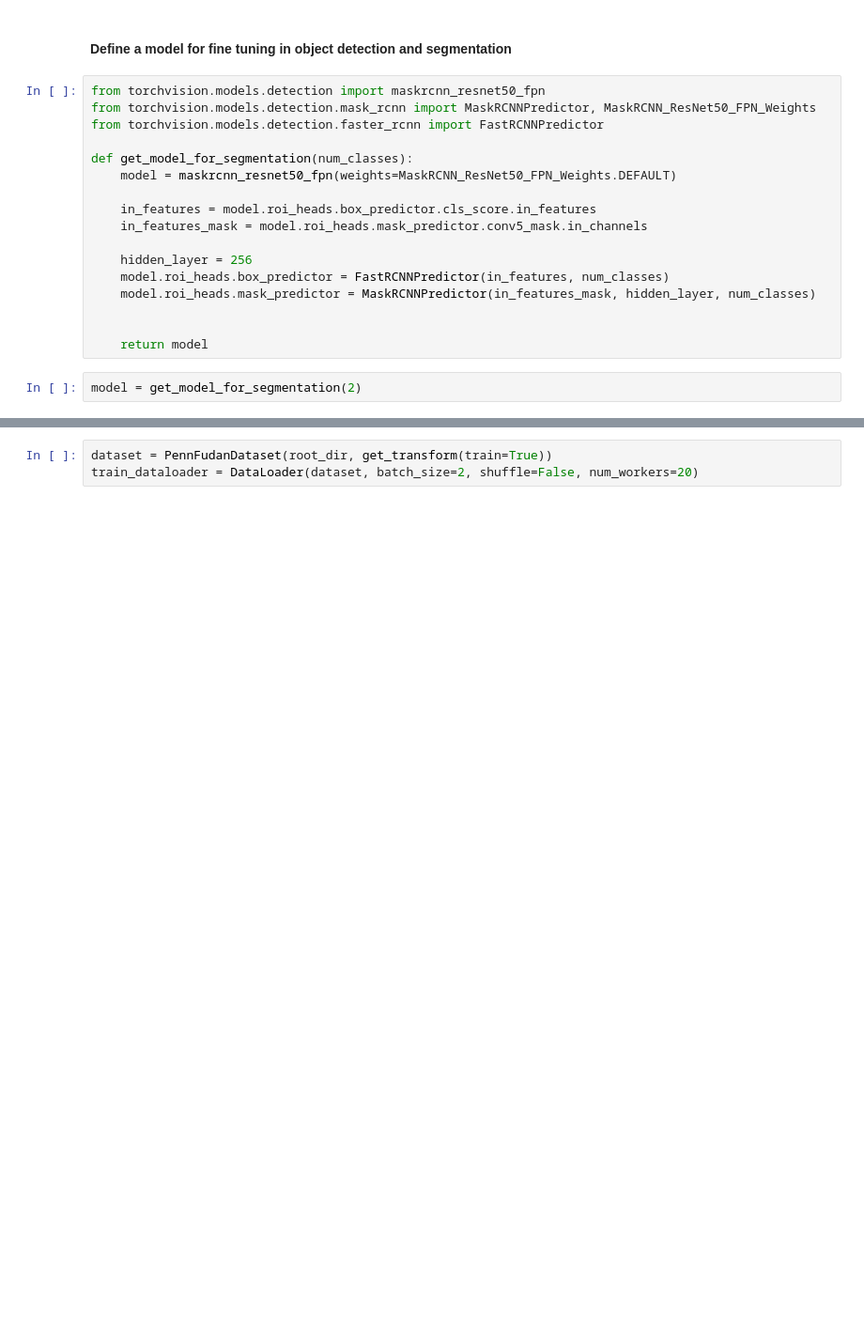
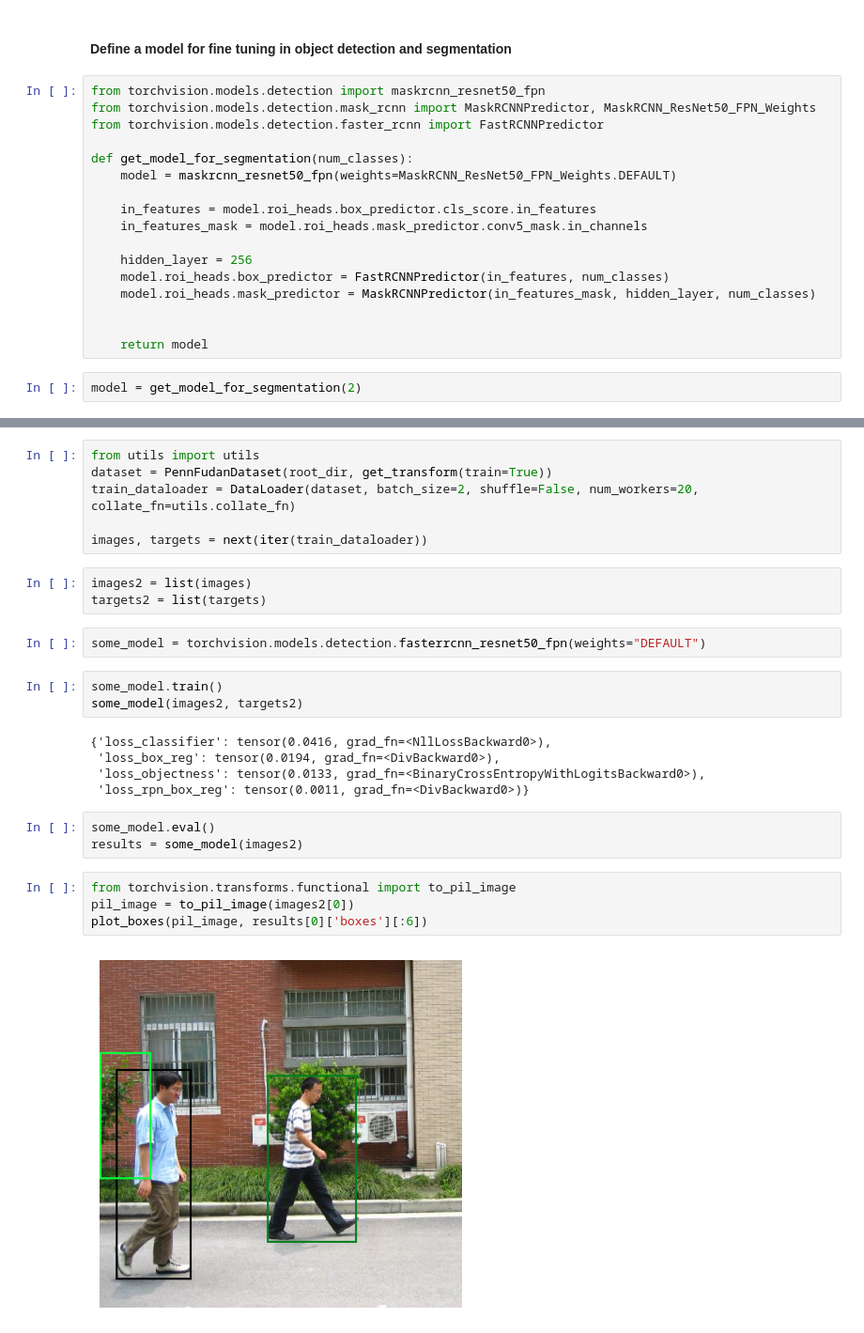
Before and after one commit to dbuos/machine-learning-samples, a Jupyter notebook: detection_segmentation.ipynb, the cells around one changed output, grey strips where cells are left out. Shown at 94% size. Drawn from its saved outputs; the diff is of its cells as text; blank space fills up the shorter version.

Commit message:
utils

```diff
--- a/detection_segmentation.ipynb
+++ b/detection_segmentation.ipynb
@@ -168,5 +167,30 @@ def get_transform(train):
         transforms.append(T.RandomHorizontalFlip(0.5))
     return T.Compose(transforms)
 # %%
+from utils import utils
 dataset = PennFudanDataset(root_dir, get_transform(train=True))
-train_dataloader = DataLoader(dataset, batch_size=2, shuffle=False, num_workers=20)
+train_dataloader = DataLoader(dataset, batch_size=2, shuffle=False, num_workers=20, collate_fn=utils.collate_fn)
+
+images, targets = next(iter(train_dataloader))
+# %%
+images2 = list(images)
+targets2 = list(targets)
+# %%
+some_model = torchvision.models.detection.fasterrcnn_resnet50_fpn(weights="DEFAULT")
+# %%
+some_model.train()
+some_model(images2, targets2)
+# %% [output]
+{'loss_classifier': tensor(0.0416, grad_fn=<NllLossBackward0>),
+ 'loss_box_reg': tensor(0.0194, grad_fn=<DivBackward0>),
+ 'loss_objectness': tensor(0.0133, grad_fn=<BinaryCrossEntropyWithLogitsBackward0>),
+ 'loss_rpn_box_reg': tensor(0.0011, grad_fn=<DivBackward0>)}
+# %%
+some_model.eval()
+results = some_model(images2)
+# %%
+from torchvision.transforms.functional import to_pil_image
+pil_image = to_pil_image(images2[0])
+plot_boxes(pil_image, results[0]['boxes'][:6])
+# %% [output]
+[figure, added]
```
Also changed, not shown: parts of 4 cells of this notebook.
